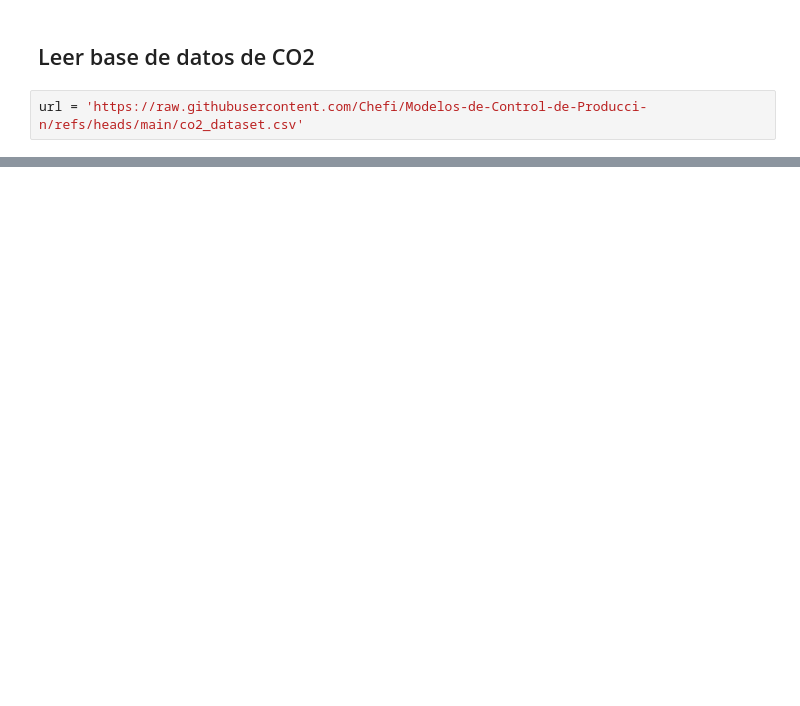
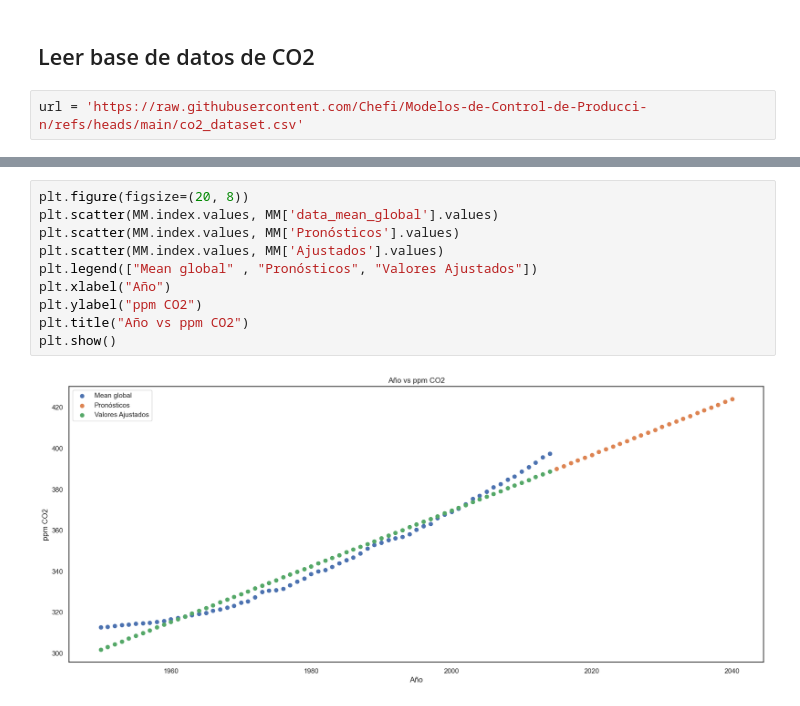
Before and after one commit to Chefi/Modelos-de-Control-de-Producci-n, a Jupyter notebook: Regresion Lineal en Pronosticos.ipynb, the cells around one changed output, grey strips where cells are left out. Cells and saved outputs as stored; diff of their text form; blank space fills up the shorter version.

```diff
--- a/Regresion Lineal en Pronosticos.ipynb
+++ b/Regresion Lineal en Pronosticos.ipynb
@@ -23,0 +356,12 @@ HTTPError: HTTP Error 404: Not Found
+# %%
+plt.figure(figsize=(20, 8))
+plt.scatter(MM.index.values, MM['data_mean_global'].values)
+plt.scatter(MM.index.values, MM['Pronósticos'].values)
+plt.scatter(MM.index.values, MM['Ajustados'].values)
+plt.legend(["Mean global" , "Pronósticos", "Valores Ajustados"])
+plt.xlabel("Año")
+plt.ylabel("ppm CO2")
+plt.title("Año vs ppm CO2")
+plt.show()
+# %% [output]
+[figure, added]
```
Also changed, not shown: parts of 37 cells of this notebook.
